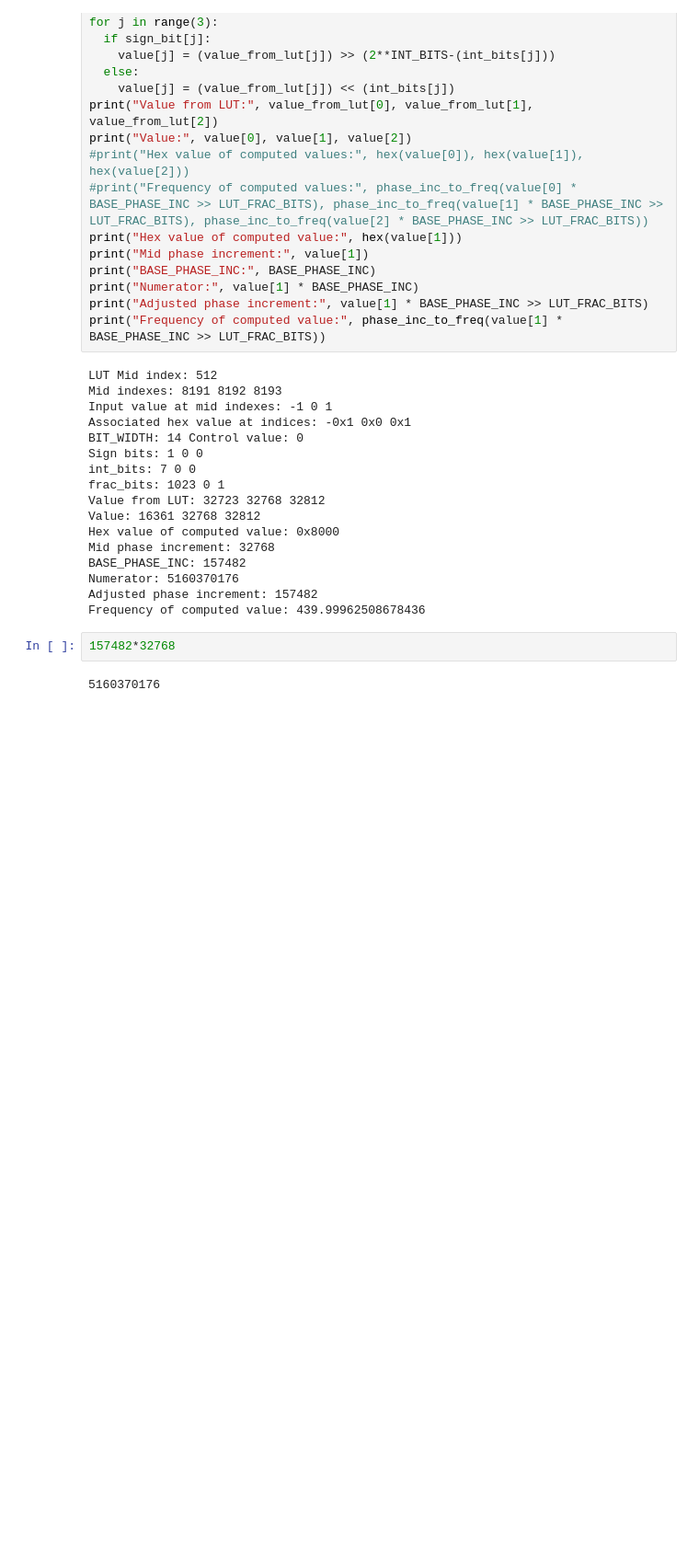
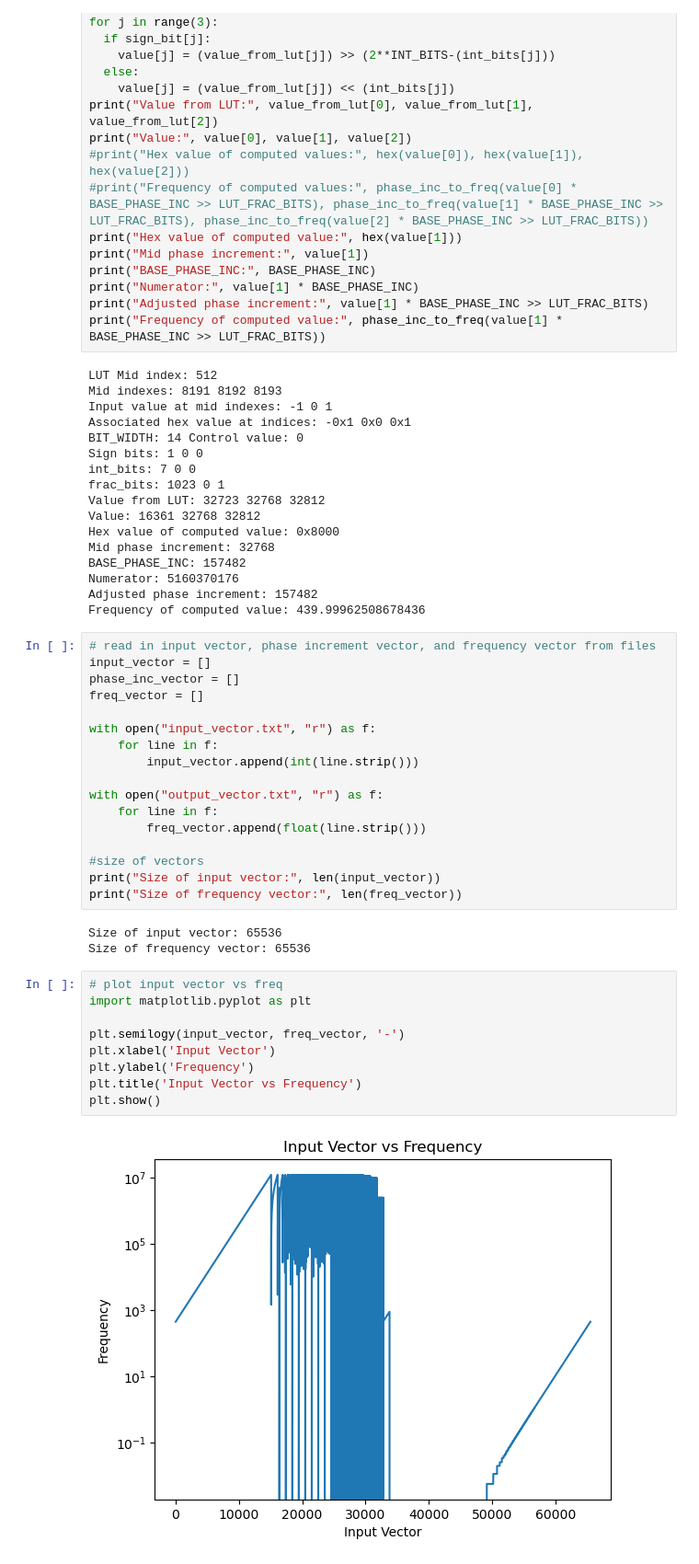
Before and after one commit to aotles/fpga_modular_synth, a Jupyter notebook: src/synthesizer/sw/note_mapping.ipynb, the cells around one changed output. Shown at 92% size. Saved outputs shown, nothing was run; the diff lists cells and outputs as text; blank space fills up the shorter version.

```diff
--- a/src/synthesizer/sw/note_mapping.ipynb
+++ b/src/synthesizer/sw/note_mapping.ipynb
@@ -268,7 +269,34 @@ BASE_PHASE_INC: 157482
 Numerator: 5160370176
 Adjusted phase increment: 157482
 Frequency of computed value: 439.99962508678436
-# %%
-157482*32768
-# %% [output]
-5160370176
+# %%
+# read in input vector, phase increment vector, and frequency vector from files
+input_vector = []
+phase_inc_vector = []
+freq_vector = []
+
+with open("input_vector.txt", "r") as f:
+    for line in f:
+        input_vector.append(int(line.strip()))
+
+with open("output_vector.txt", "r") as f:
+    for line in f:
+        freq_vector.append(float(line.strip()))
+
+#size of vectors
+print("Size of input vector:", len(input_vector))
+print("Size of frequency vector:", len(freq_vector))
+# %% [output]
+Size of input vector: 65536
+Size of frequency vector: 65536
+# %%
+# plot input vector vs freq
+import matplotlib.pyplot as plt
+
+plt.semilogy(input_vector, freq_vector, '-')
+plt.xlabel('Input Vector')
+plt.ylabel('Frequency')
+plt.title('Input Vector vs Frequency')
+plt.show()
+# %% [output]
+[figure, added]
```
Also changed, not shown: parts of 1 cell of this notebook, 1 other file.
